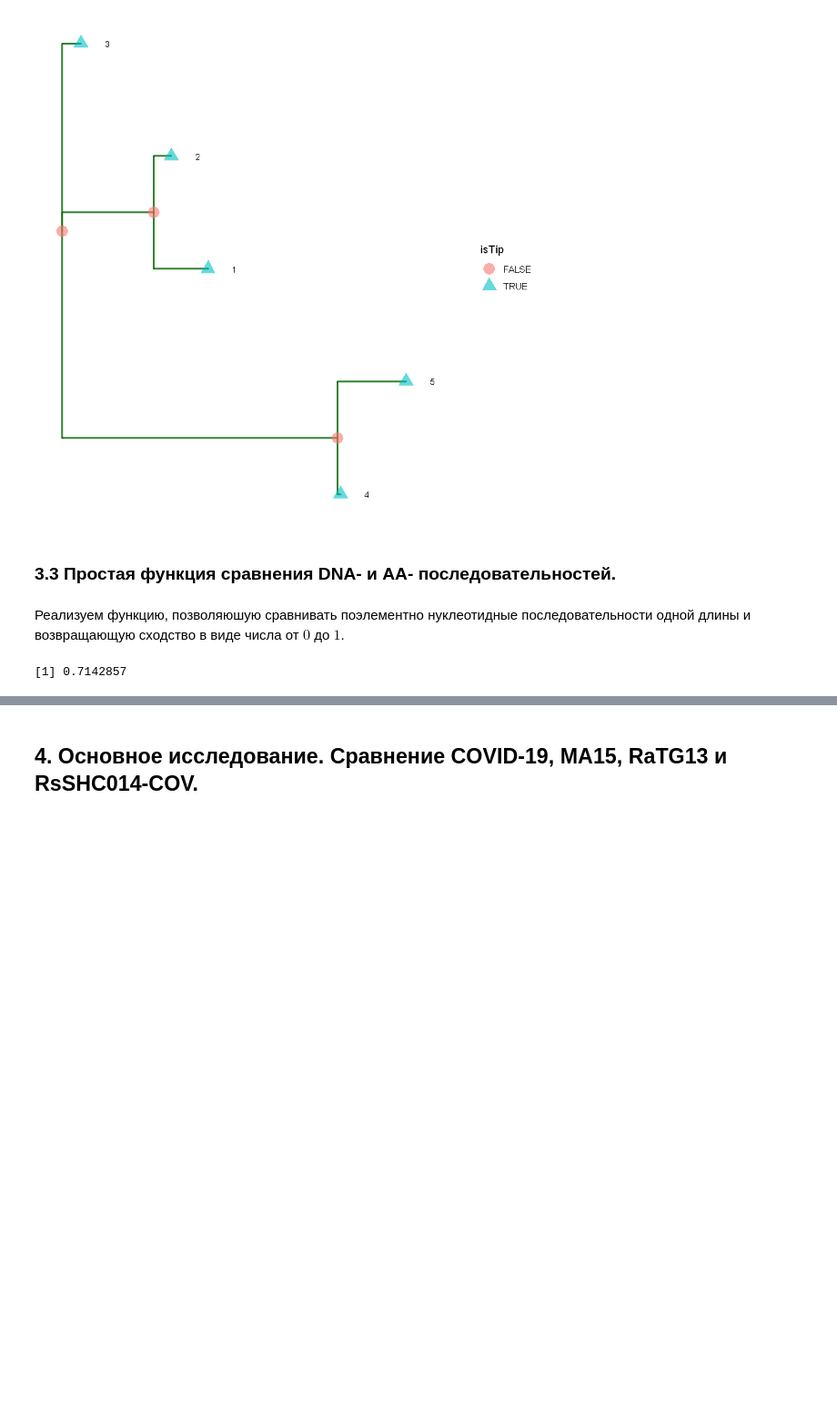
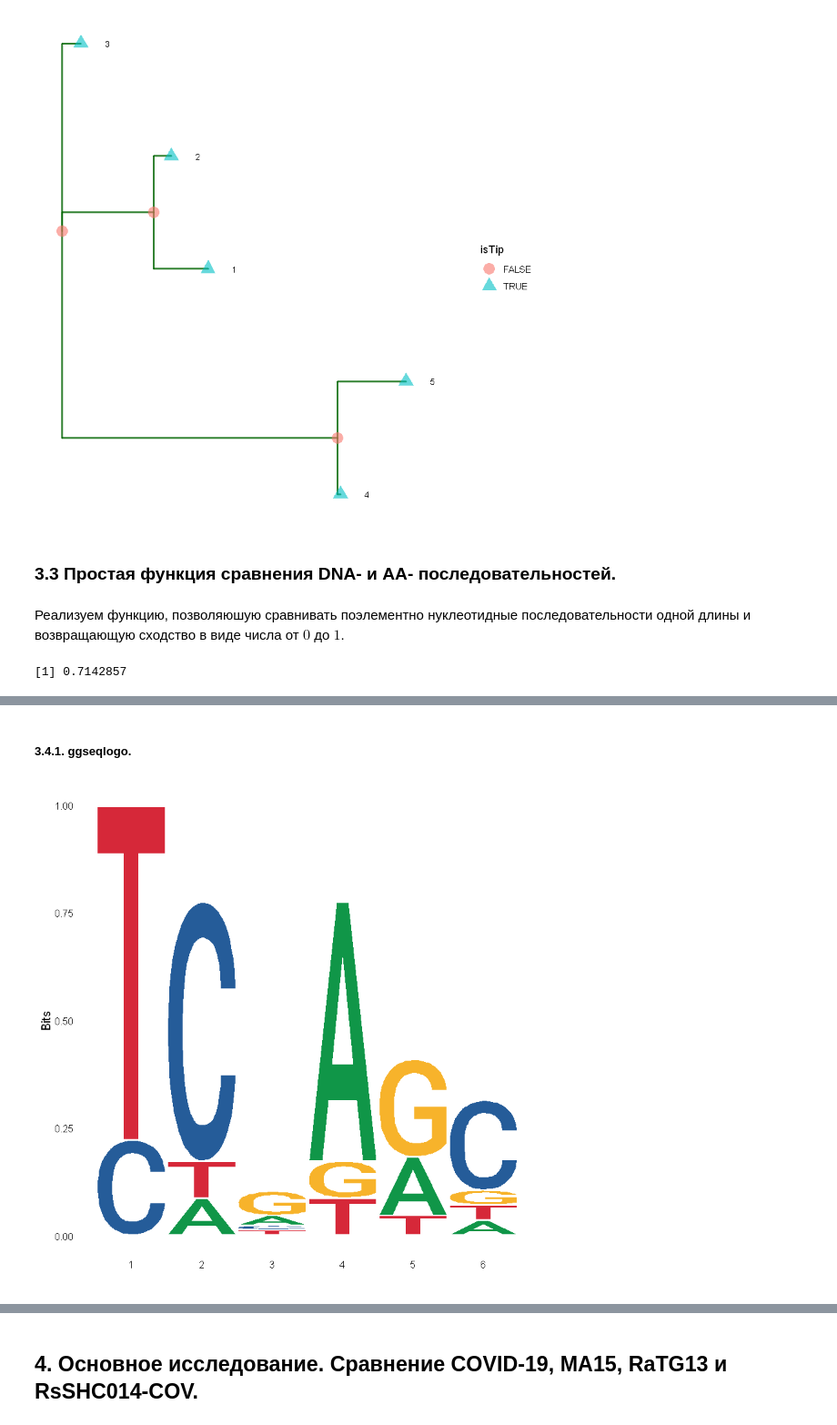
Before and after one commit to BikeevArtur/mipt-stats-ad, a Jupyter notebook: COVID_Research.ipynb, the cells around one changed output, grey strips where cells are left out. Shown at 91% size. Drawn from its saved outputs; the diff is of its cells as text; code cells hidden in the pictures; blank space fills up the shorter version.

```diff
--- a/COVID_Research.ipynb
+++ b/COVID_Research.ipynb
@@ -128,0 +133,19 @@ element_wise.compare(Q1, Q2)
+# %% [markdown]
+##### 3.4.1. ggseqlogo.
+# %%
+Q1 <- as.DNAbin(c("T","T","C","G","A","C"))
+Q2 <- as.DNAbin(c("C","C","G","A","A","C"))
+Q3 <- as.DNAbin(c("T","C","G","A","A","T"))
+Q4 <- as.DNAbin(c("T","C","T","A","G","G"))
+Q5 <- as.DNAbin(c("T","A","G","A","T","A"))
+Q6 <- as.DNAbin(c("T","C","G","A","G","C"))
+Q7 <- as.DNAbin(c("C","C","A","A","G","C"))
+Q8 <- as.DNAbin(c("T","C","G","T","G","C"))
+Q9 <- as.DNAbin(c("T","C","A","A","G","C"))
+l <- c(dna2char(Q1),dna2char(Q2),dna2char(Q3),
+      dna2char(Q4),dna2char(Q5),dna2char(Q6),
+      dna2char(Q7),dna2char(Q8),dna2char(Q9))
+
+ggseqlogo(l)
+# %% [output]
+[figure, added]
```
Also changed, not shown: parts of 38 cells of this notebook, 1 other file.
